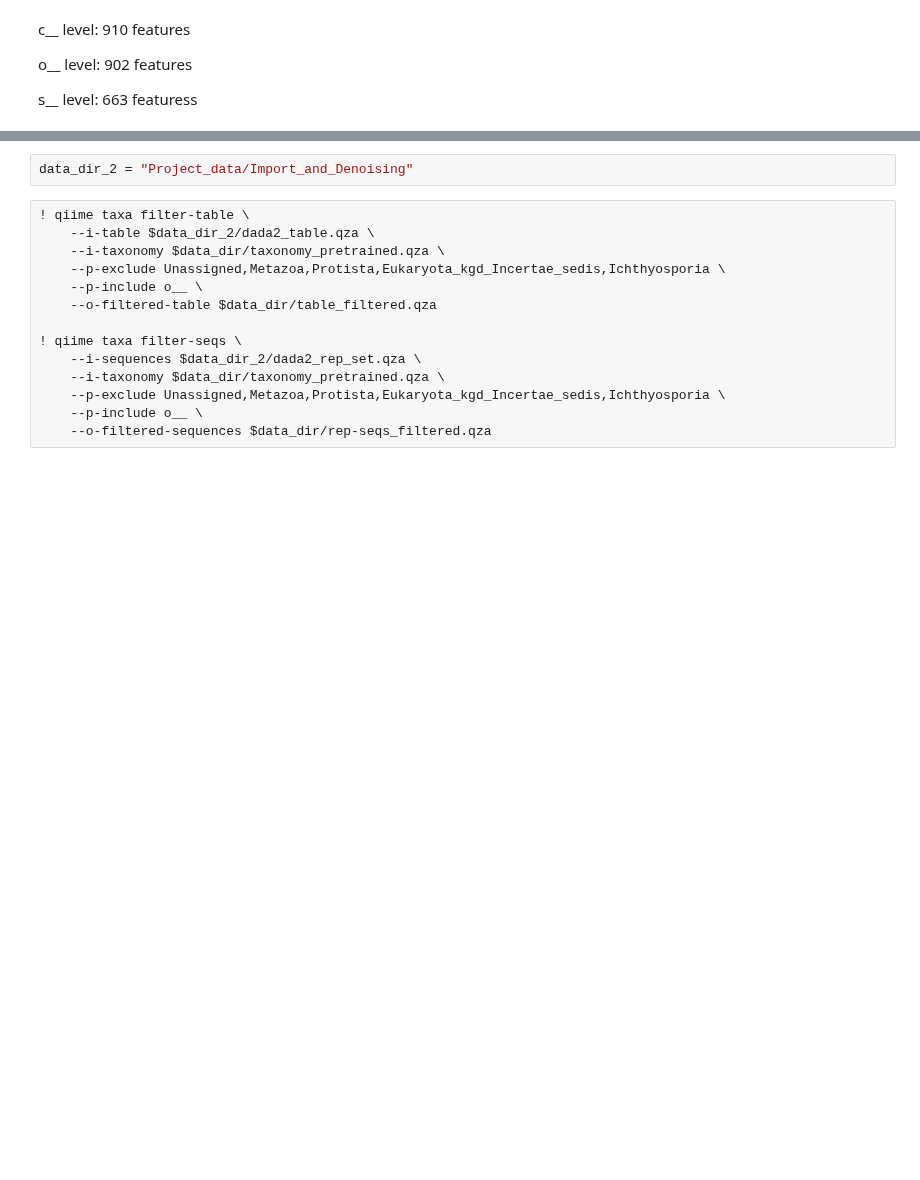
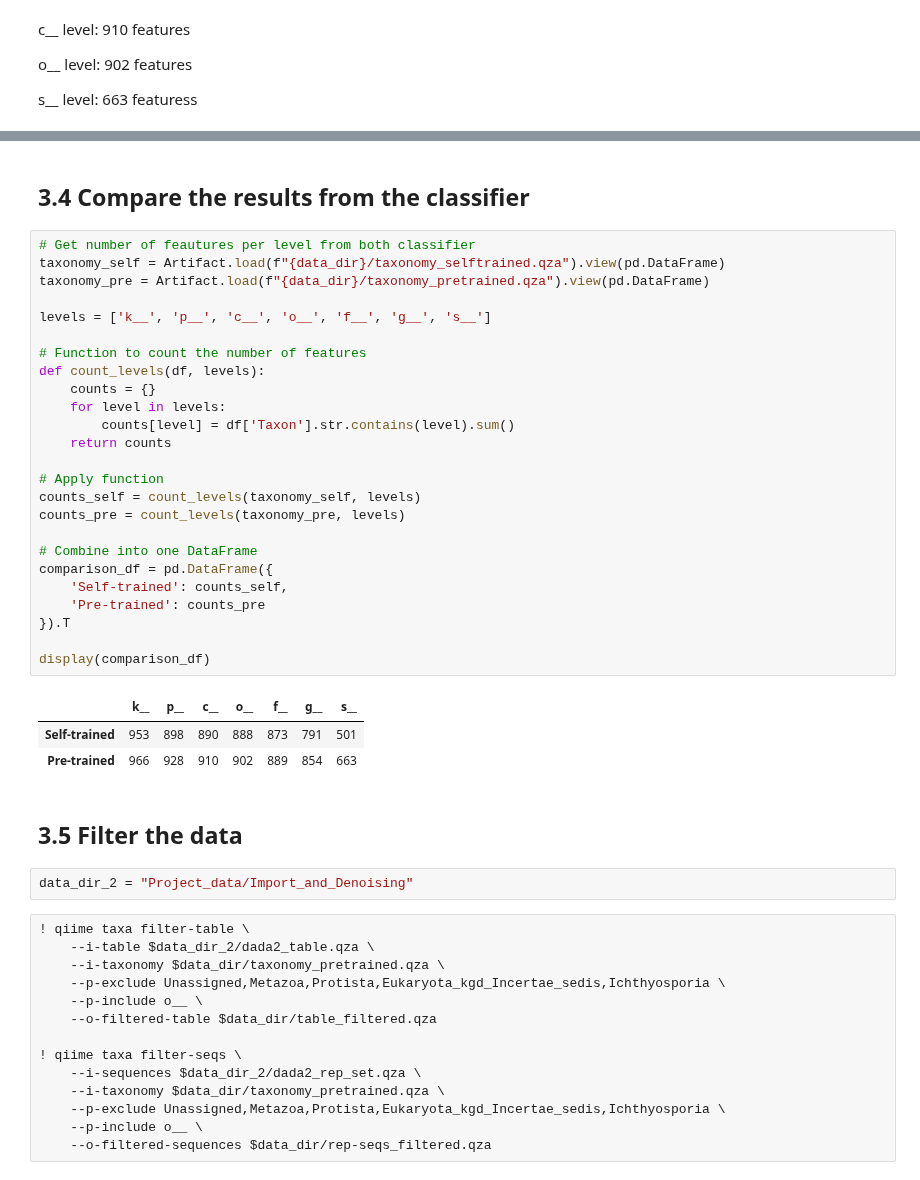
Before and after one commit to Mila-cmd651/FunGut-Project, a Jupyter notebook: Submission_FunGut_script/2.Taxonomy.ipynb, the cells around one changed output, grey strips where cells are left out. Drawn from its saved outputs; the diff is of its cells as text; blank space fills up the shorter version.

```diff
--- a/Submission_FunGut_script/2.Taxonomy.ipynb
+++ b/Submission_FunGut_script/2.Taxonomy.ipynb
@@ -273,3 +271,36 @@ Visualization.load(f"{data_dir}/taxa_bar_plots_pretrained.qzv")
+# %% [markdown]
+## 3.4 Compare the results from the classifier
+# %%
+# Get number of feautures per level from both classifier
+taxonomy_self = Artifact.load(f"{data_dir}/taxonomy_selftrained.qza").view(pd.DataFrame)
+taxonomy_pre = Artifact.load(f"{data_dir}/taxonomy_pretrained.qza").view(pd.DataFrame)
+
+levels = ['k__', 'p__', 'c__', 'o__', 'f__', 'g__', 's__']
+
+# Function to count the number of features
+def count_levels(df, levels):
+    counts = {}
+    for level in levels:
+        counts[level] = df['Taxon'].str.contains(level).sum()
+    return counts
+
+# Apply function
+counts_self = count_levels(taxonomy_self, levels)
+counts_pre = count_levels(taxonomy_pre, levels)
+
+# Combine into one DataFrame
+comparison_df = pd.DataFrame({
+    'Self-trained': counts_self,
+    'Pre-trained': counts_pre
+}).T
+
+display(comparison_df)
+# %% [output]
+|  | k__ | p__ | c__ | o__ | f__ | g__ | s__ |
+| Self-trained | 953 | 898 | 890 | 888 | 873 | 791 | 501 |
+| Pre-trained | 966 | 928 | 910 | 902 | 889 | 854 | 663 |
+# %% [markdown]
+## 3.5 Filter the data
 # %%
 data_dir_2 = "Project_data/Import_and_Denoising"
 # %%
```
Also changed, not shown: parts of 8 cells of this notebook.
